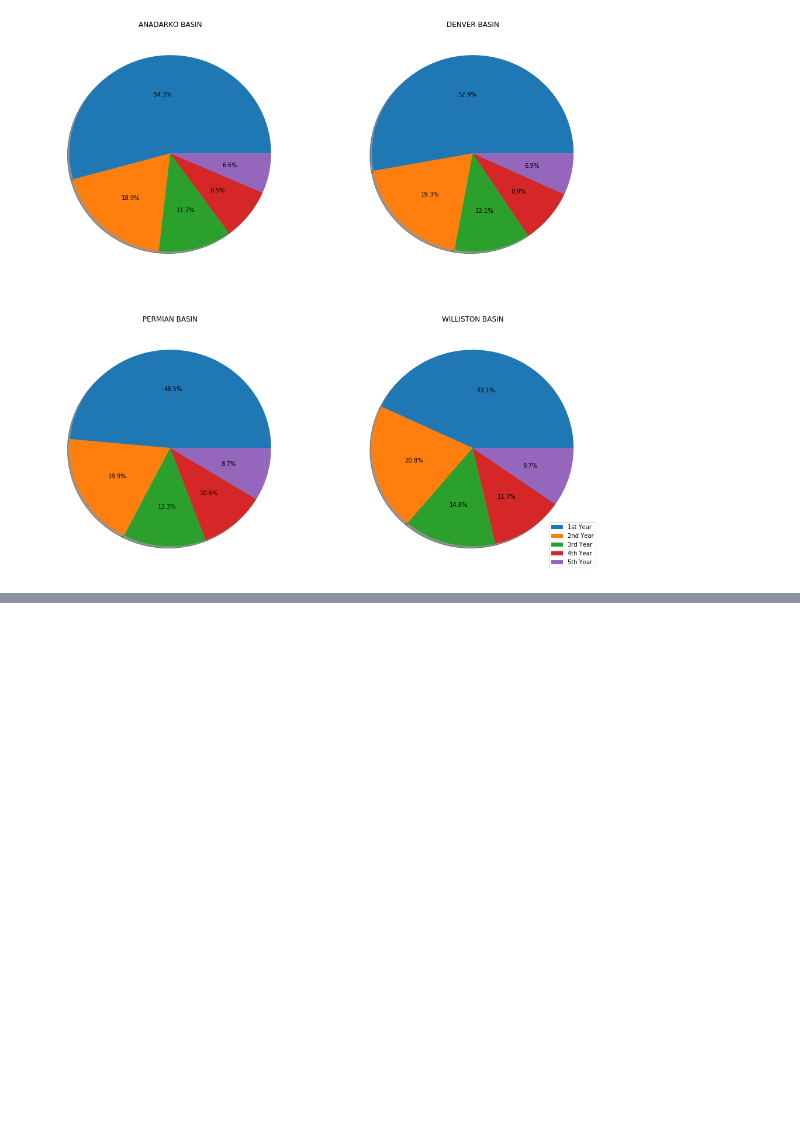
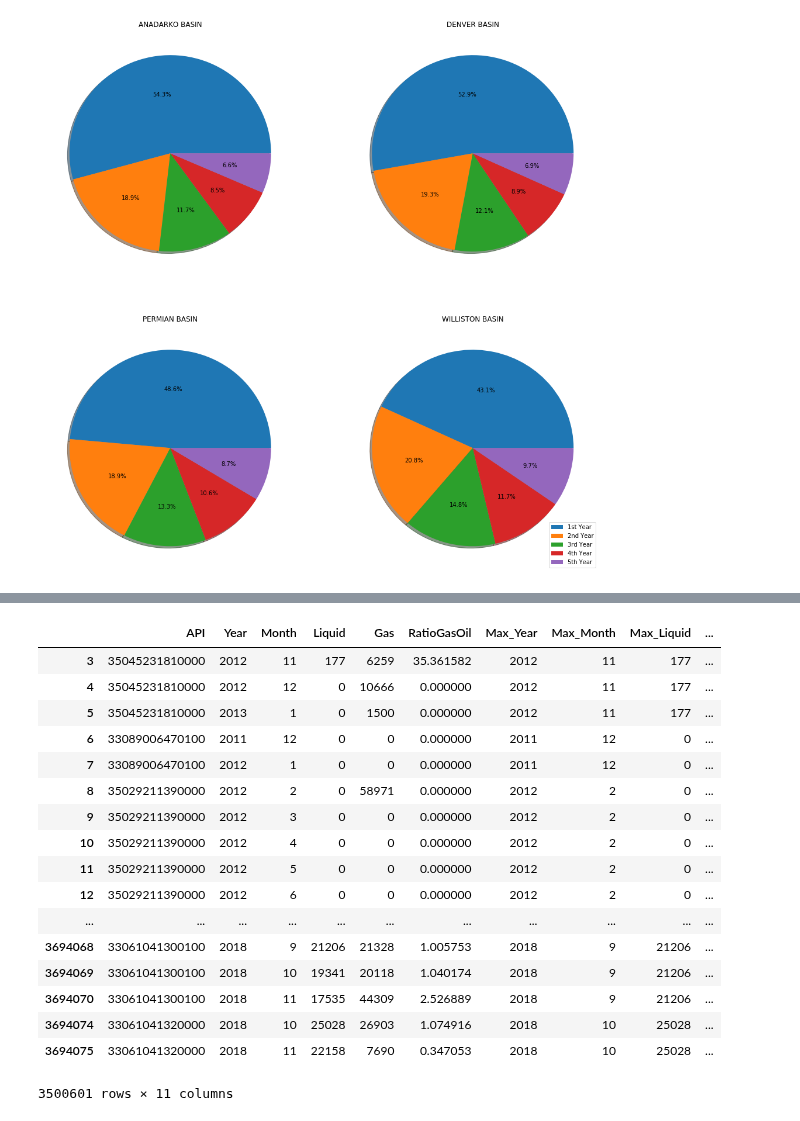
Before and after one commit to NourhanKhaled/DataScience-Project, a Jupyter notebook: Milestone1/Milestone_1.ipynb, the cells around one changed output, grey strips where cells are left out. Drawn from its saved outputs; the diff is of its cells as text; code cells hidden in the pictures; blank space fills up the shorter version.

```diff
--- a/Milestone1/Milestone_1.ipynb
+++ b/Milestone1/Milestone_1.ipynb
@@ -301,0 +196,27 @@ five_years_data
+# %%
+#7asby Allah wn3ma elwakeel Method 2
+mariem_prod = nesw_prod_data_orig.copy()
+mariem_prod['total_month'] = mariem_prod['Year']*12 + mariem_prod['Month']
+mariem_prod['total_max_month'] = mariem_prod['Max_Year']*12 + mariem_prod['Max_Month']
+nourhan = mariem_prod[ mariem_prod['total_month'] >= mariem_prod['total_max_month']]
+# nourhan = nourhan.drop_duplicates(['API', 'Liquid'], keep="first", inplace=False)
+nourhan
+# %% [output]
+|  | API | Year | Month | Liquid | Gas | RatioGasOil | Max_Year | Max_Month | Max_Liquid | ... |
+| 3 | 35045231810000 | 2012 | 11 | 177 | 6259 | 35.361582 | 2012 | 11 | 177 | ... |
+| 4 | 35045231810000 | 2012 | 12 | 0 | 10666 | 0.000000 | 2012 | 11 | 177 | ... |
+| 5 | 35045231810000 | 2013 | 1 | 0 | 1500 | 0.000000 | 2012 | 11 | 177 | ... |
+| 6 | 33089006470100 | 2011 | 12 | 0 | 0 | 0.000000 | 2011 | 12 | 0 | ... |
+| 7 | 33089006470100 | 2012 | 1 | 0 | 0 | 0.000000 | 2011 | 12 | 0 | ... |
+| 8 | 35029211390000 | 2012 | 2 | 0 | 58971 | 0.000000 | 2012 | 2 | 0 | ... |
+| 9 | 35029211390000 | 2012 | 3 | 0 | 0 | 0.000000 | 2012 | 2 | 0 | ... |
+| 10 | 35029211390000 | 2012 | 4 | 0 | 0 | 0.000000 | 2012 | 2 | 0 | ... |
+| 11 | 35029211390000 | 2012 | 5 | 0 | 0 | 0.000000 | 2012 | 2 | 0 | ... |
+| 12 | 35029211390000 | 2012 | 6 | 0 | 0 | 0.000000 | 2012 | 2 | 0 | ... |
+| ... | ... | ... | ... | ... | ... | ... | ... | ... | ... | ... |
+| 3694068 | 33061041300100 | 2018 | 9 | 21206 | 21328 | 1.005753 | 2018 | 9 | 21206 | ... |
+| 3694069 | 33061041300100 | 2018 | 10 | 19341 | 20118 | 1.040174 | 2018 | 9 | 21206 | ... |
+| 3694070 | 33061041300100 | 2018 | 11 | 17535 | 44309 | 2.526889 | 2018 | 9 | 21206 | ... |
+| 3694074 | 33061041320000 | 2018 | 10 | 25028 | 26903 | 1.074916 | 2018 | 10 | 25028 | ... |
+| 3694075 | 33061041320000 | 2018 | 11 | 22158 | 7690 | 0.347053 | 2018 | 10 | 25028 | ... |
+3500601 rows × 11 columns
```
Also changed, not shown: parts of 10 cells of this notebook.
